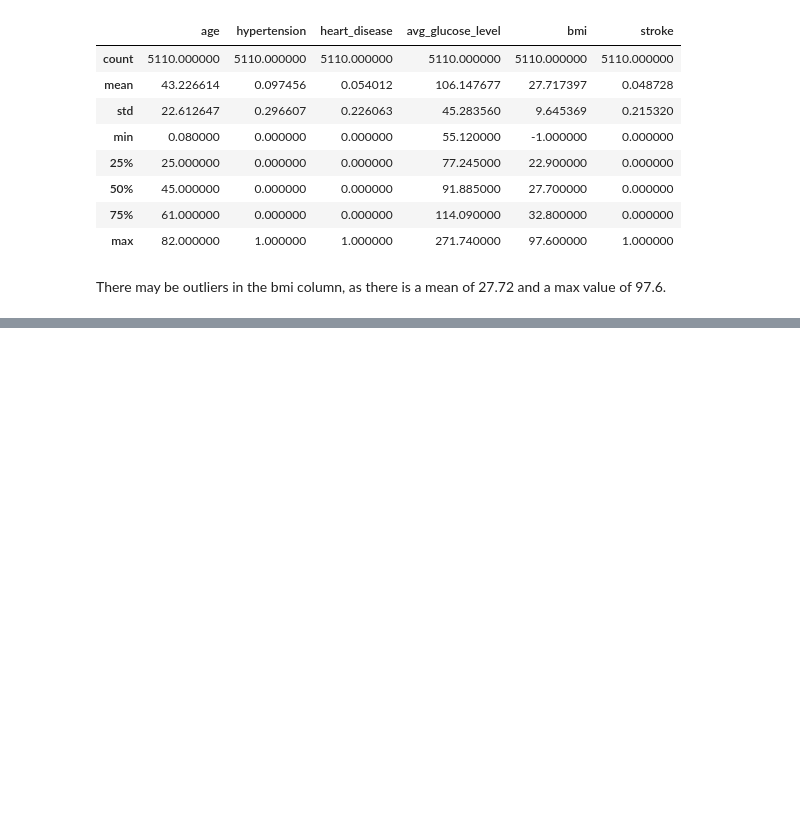
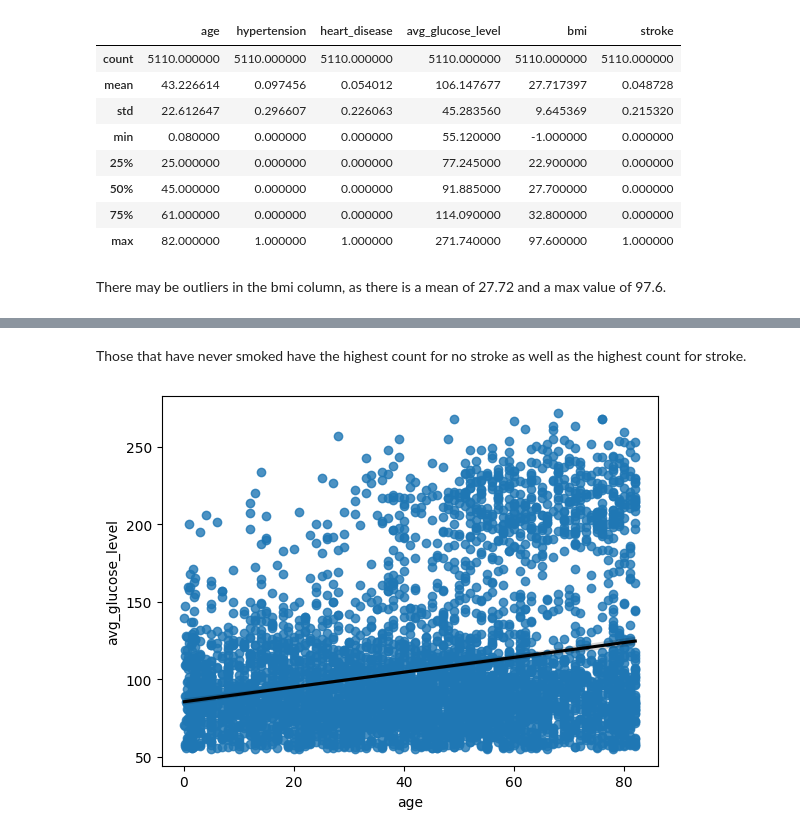
Before and after one commit to JaimeRoss/Data-Science, a Jupyter notebook: project2.ipynb, the cells around one changed output, grey strips where cells are left out. Cells and saved outputs as stored; diff of their text form; code cells hidden in the pictures; blank space fills up the shorter version.

```diff
--- a/project2.ipynb
+++ b/project2.ipynb
@@ -234,0 +272,8 @@ There may be outliers in the bmi column, as there is a mean of 27.72 and a max v
+# %% [markdown]
+Those that have never smoked have the highest count for no stroke as well as the highest count for stroke.
+# %%
+# regression plot for blood pressure vs stroke
+line_kws = dict(color='black')
+ax = sns.regplot(data = df, x = "age", y = "avg_glucose_level",line_kws=line_kws)
+# %% [output]
+[figure, added]
```
Also changed, not shown: parts of 16 cells of this notebook.
